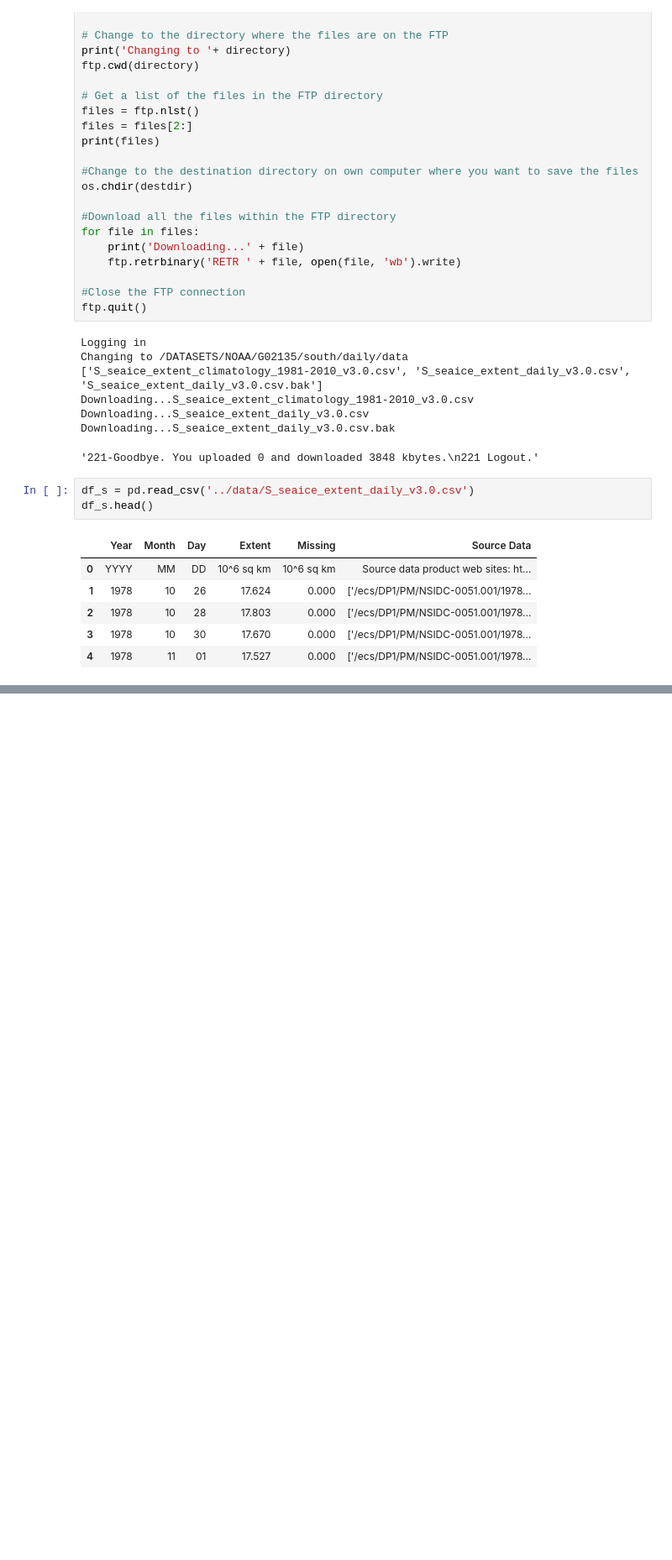
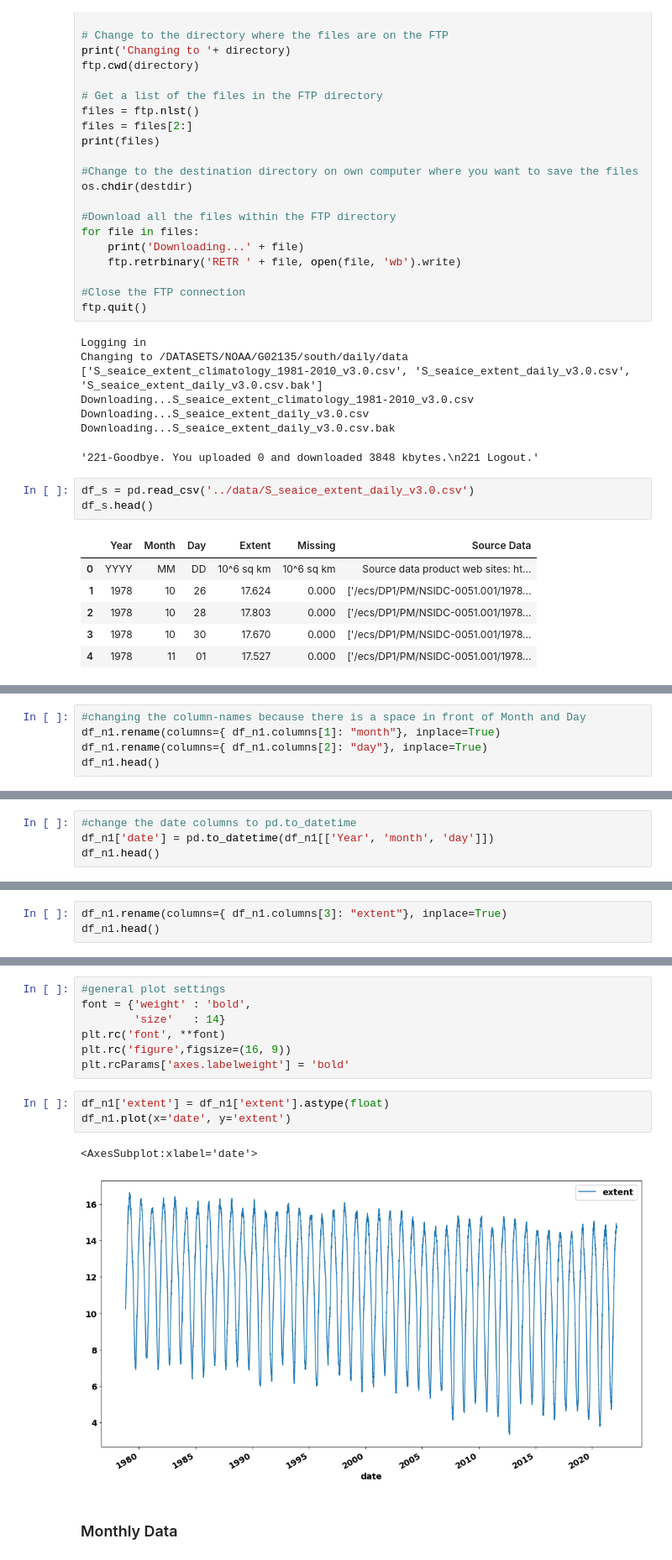
Before and after one commit to KathGo/ice_cream, a Jupyter notebook: notebooks/EDA.ipynb, the cells around one changed output, grey strips where cells are left out. Shown at 84% size. Cells and saved outputs as stored; diff of their text form; blank space fills up the shorter version.

Commit message:
Katharina (#5)
* downloading the actual data

* data on monthly basis

```diff
--- a/notebooks/EDA.ipynb
+++ b/notebooks/EDA.ipynb
@@ -143,0 +184,5 @@ df_s.head()
+# %%
+#changing the column-names because there is a space in front of Month and Day
+df_n1.rename(columns={ df_n1.columns[1]: "month"}, inplace=True)
+df_n1.rename(columns={ df_n1.columns[2]: "day"}, inplace=True)
+df_n1.head()
@@ -143,0 +204,4 @@ df_s.head()
+# %%
+#change the date columns to pd.to_datetime
+df_n1['date'] = pd.to_datetime(df_n1[['Year', 'month', 'day']])
+df_n1.head()
@@ -143,0 +220,3 @@ df_s.head()
+# %%
+df_n1.rename(columns={ df_n1.columns[3]: "extent"}, inplace=True)
+df_n1.head()
@@ -143,0 +234,15 @@ df_s.head()
+# %%
+#general plot settings
+font = {'weight' : 'bold',
+        'size'   : 14}
+plt.rc('font', **font)
+plt.rc('figure',figsize=(16, 9))
+plt.rcParams['axes.labelweight'] = 'bold'
+# %%
+df_n1['extent'] = df_n1['extent'].astype(float)
+df_n1.plot(x='date', y='extent')
+# %% [output]
+<AxesSubplot:xlabel='date'>
+[figure, added]
+# %% [markdown]
+### Monthly Data
```
Also changed, not shown: parts of 21 cells of this notebook.
